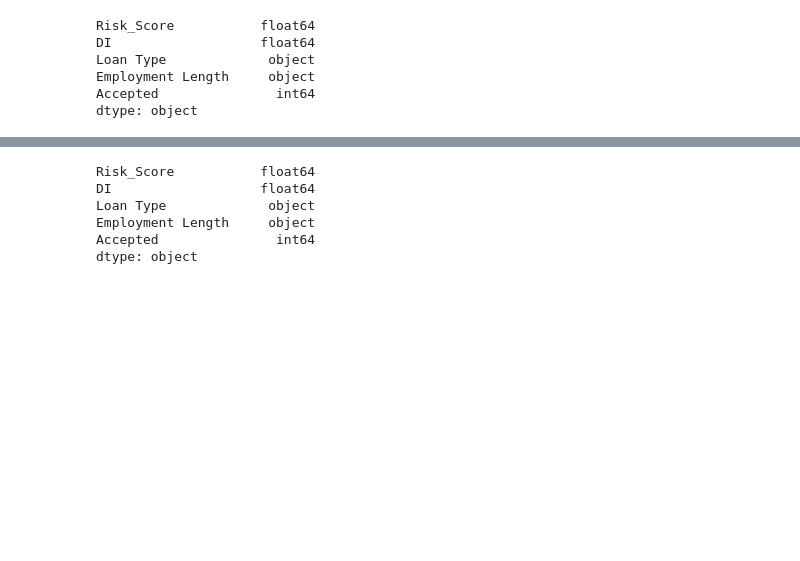
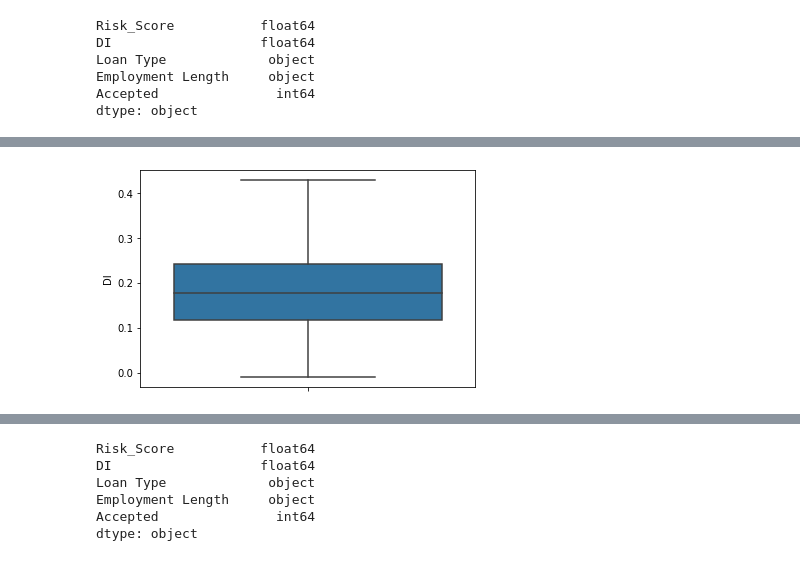
Before and after one commit to Amar-raj-j6380/Lending_Club, a Jupyter notebook: Data/Combo_4_DropNA.ipynb, the cells around one changed output, grey strips where cells are left out. Saved outputs shown, nothing was run; the diff lists cells and outputs as text; code cells hidden in the pictures; blank space fills up the shorter version.

```diff
--- a/Data/Combo_4_DropNA.ipynb
+++ b/Data/Combo_4_DropNA.ipynb
@@ -51,3 +80,7 @@ dtype: object
+# %%
+sns.boxplot(data=accepted_drop, y='DI', showfliers=False);
+# %% [output]
+[figure, added]
 # %%
 combo = pd.concat([accepted_drop, rejected_drop], axis=0, ignore_index=True)
 # %%
```
Also changed, not shown: parts of 24 cells of this notebook, 11 other files.
